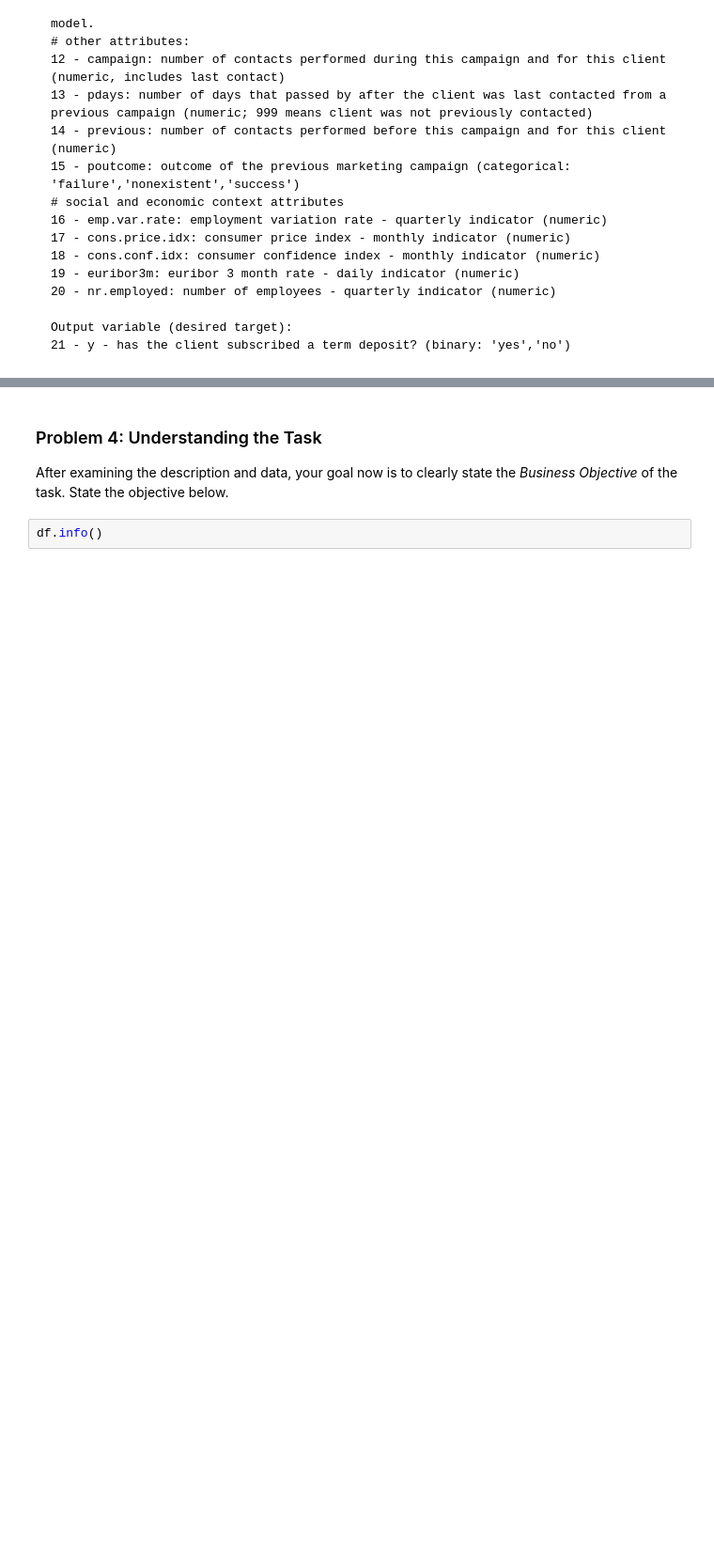
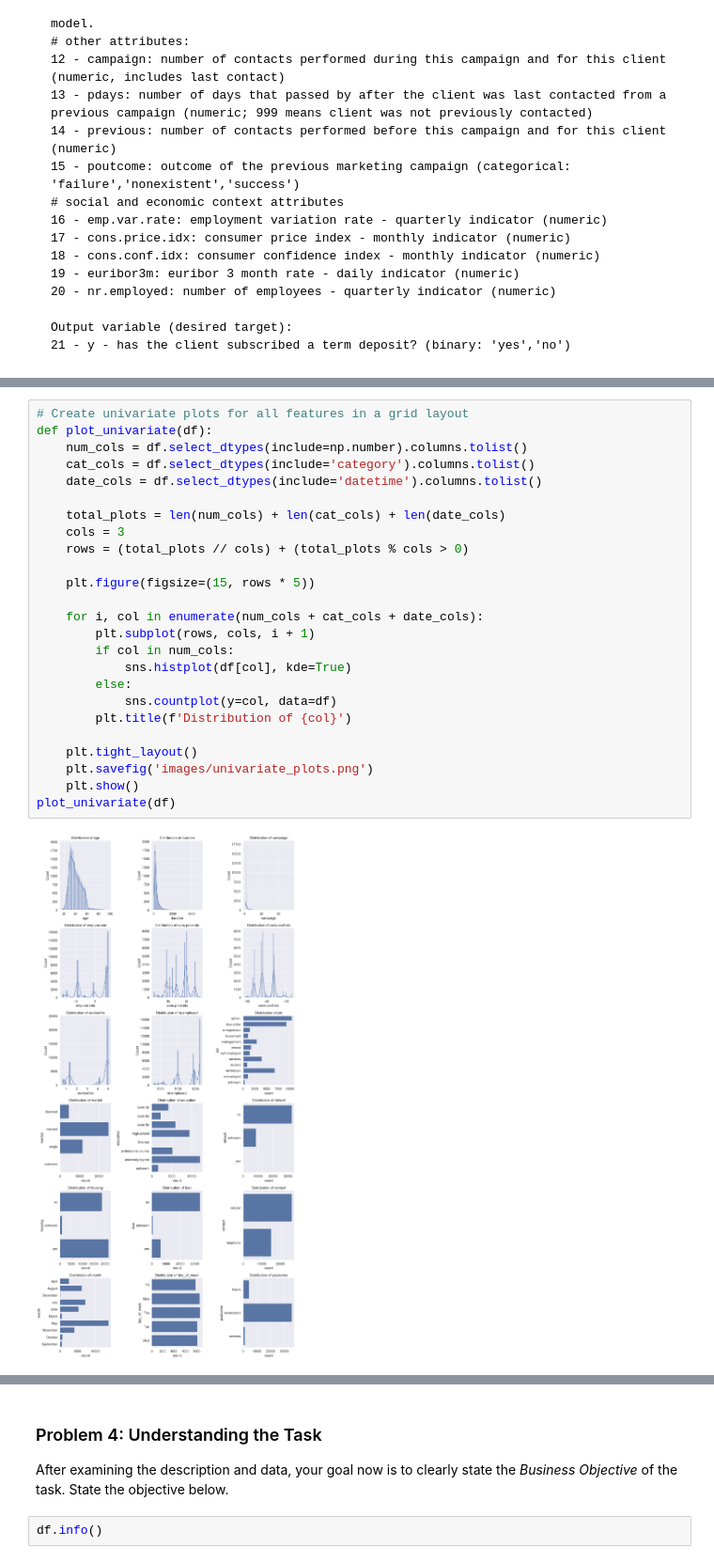
Before and after one commit to pbtrivedi/comparing-classifiers, a Jupyter notebook: comparing_classifiers.ipynb, the cells around one changed output, grey strips where cells are left out. Shown at 94% size. Saved outputs shown, nothing was run; the diff lists cells and outputs as text; blank space fills up the shorter version.

```diff
--- a/comparing_classifiers.ipynb
+++ b/comparing_classifiers.ipynb
@@ -69,0 +163,27 @@ Output variable (desired target):
+# %%
+# Create univariate plots for all features in a grid layout
+def plot_univariate(df):
+    num_cols = df.select_dtypes(include=np.number).columns.tolist()
+    cat_cols = df.select_dtypes(include='category').columns.tolist()
+    date_cols = df.select_dtypes(include='datetime').columns.tolist()
+
+    total_plots = len(num_cols) + len(cat_cols) + len(date_cols)
+    cols = 3
+    rows = (total_plots // cols) + (total_plots % cols > 0)
+
+    plt.figure(figsize=(15, rows * 5))
+
+    for i, col in enumerate(num_cols + cat_cols + date_cols):
+        plt.subplot(rows, cols, i + 1)
+        if col in num_cols:
+            sns.histplot(df[col], kde=True)
+        else:
+            sns.countplot(y=col, data=df)
+        plt.title(f'Distribution of {col}')
+
+    plt.tight_layout()
+    plt.savefig('images/univariate_plots.png')
+    plt.show()
+plot_univariate(df)
+# %% [output]
+[figure, added]
```
Also changed, not shown: parts of 27 cells of this notebook, 5 other files.
